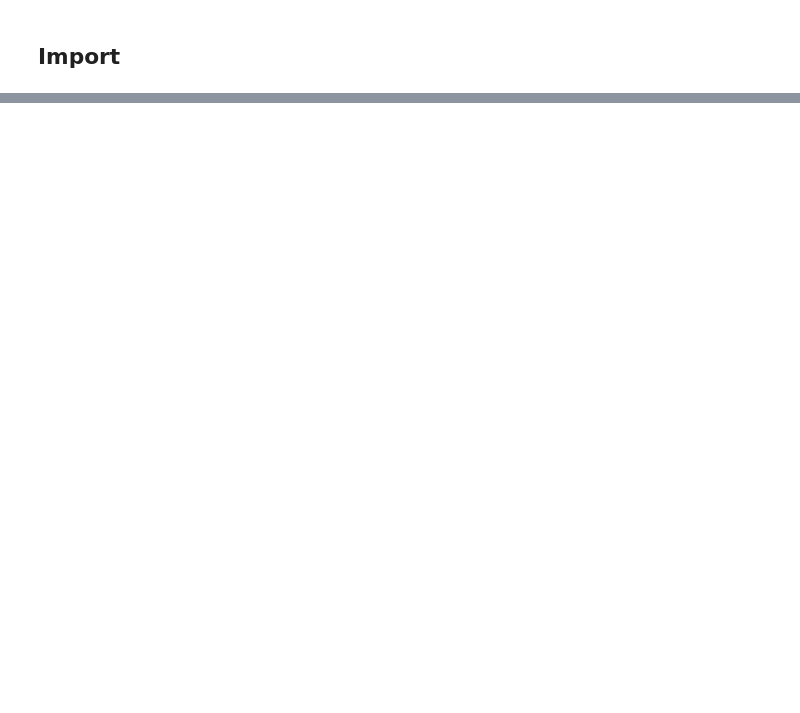
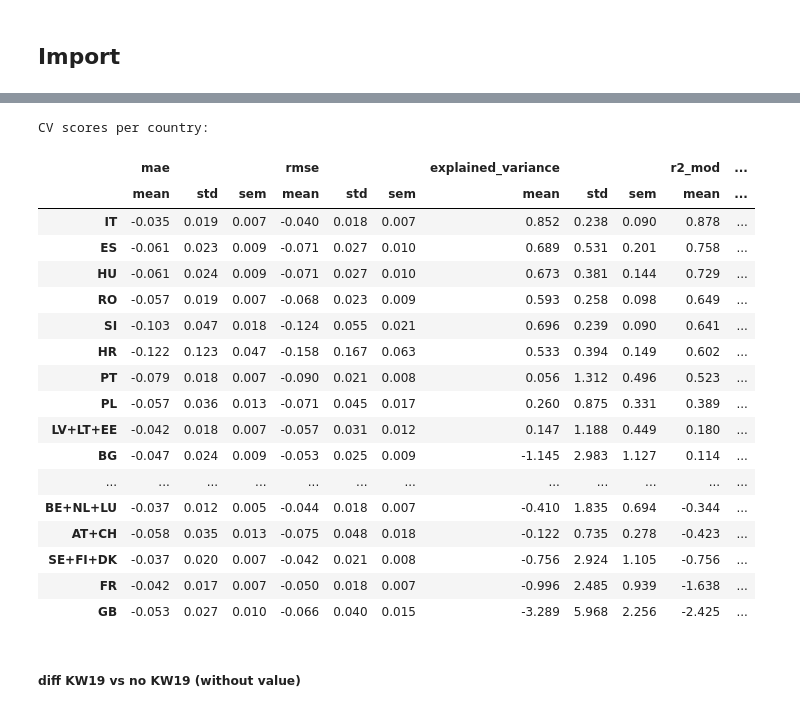
Before and after one commit to bertelsmannstift/eu-migration-forecast, a Jupyter notebook: notebooks/experiments/linreg.ipynb, the cells around one changed output, grey strips where cells are left out. Cells and saved outputs as stored; diff of their text form; code cells hidden in the pictures; blank space fills up the shorter version.

```diff
--- a/notebooks/experiments/linreg.ipynb
+++ b/notebooks/experiments/linreg.ipynb
@@ -957,0 +282,30 @@ plt.show()
+# %%
+i = -1
+reg = tuners[i].best_estimator_
+
+cv_scores_c = eumf_eval.score_cv_countries(reg, train_unstackeds[i], cv_random)
+print("CV scores per country:")
+cv_scores_c_agg = eumf_eval.agg_cv_scores(cv_scores_c, level=0, use_quantiles=False)
+display(cv_scores_c_agg.sort_values(by=("r2_mod", "mean"), ascending=False))
+# %% [output]
+CV scores per country:
+|  | mae |  |  | rmse |  |  | explained_variance |  |  | r2_mod | ... |
+|  | mean | std | sem | mean | std | sem | mean | std | sem | mean | ... |
+| IT | -0.035 | 0.019 | 0.007 | -0.040 | 0.018 | 0.007 | 0.852 | 0.238 | 0.090 | 0.878 | ... |
+| ES | -0.061 | 0.023 | 0.009 | -0.071 | 0.027 | 0.010 | 0.689 | 0.531 | 0.201 | 0.758 | ... |
+| HU | -0.061 | 0.024 | 0.009 | -0.071 | 0.027 | 0.010 | 0.673 | 0.381 | 0.144 | 0.729 | ... |
+| RO | -0.057 | 0.019 | 0.007 | -0.068 | 0.023 | 0.009 | 0.593 | 0.258 | 0.098 | 0.649 | ... |
+| SI | -0.103 | 0.047 | 0.018 | -0.124 | 0.055 | 0.021 | 0.696 | 0.239 | 0.090 | 0.641 | ... |
+| HR | -0.122 | 0.123 | 0.047 | -0.158 | 0.167 | 0.063 | 0.533 | 0.394 | 0.149 | 0.602 | ... |
+| PT | -0.079 | 0.018 | 0.007 | -0.090 | 0.021 | 0.008 | 0.056 | 1.312 | 0.496 | 0.523 | ... |
+| PL | -0.057 | 0.036 | 0.013 | -0.071 | 0.045 | 0.017 | 0.260 | 0.875 | 0.331 | 0.389 | ... |
+| LV+LT+EE | -0.042 | 0.018 | 0.007 | -0.057 | 0.031 | 0.012 | 0.147 | 1.188 | 0.449 | 0.180 | ... |
+| BG | -0.047 | 0.024 | 0.009 | -0.053 | 0.025 | 0.009 | -1.145 | 2.983 | 1.127 | 0.114 | ... |
+| ... | ... | ... | ... | ... | ... | ... | ... | ... | ... | ... | ... |
+| BE+NL+LU | -0.037 | 0.012 | 0.005 | -0.044 | 0.018 | 0.007 | -0.410 | 1.835 | 0.694 | -0.344 | ... |
+| AT+CH | -0.058 | 0.035 | 0.013 | -0.075 | 0.048 | 0.018 | -0.122 | 0.735 | 0.278 | -0.423 | ... |
+| SE+FI+DK | -0.037 | 0.020 | 0.007 | -0.042 | 0.021 | 0.008 | -0.756 | 2.924 | 1.105 | -0.756 | ... |
+| FR | -0.042 | 0.017 | 0.007 | -0.050 | 0.018 | 0.007 | -0.996 | 2.485 | 0.939 | -1.638 | ... |
+| GB | -0.053 | 0.027 | 0.010 | -0.066 | 0.040 | 0.015 | -3.289 | 5.968 | 2.256 | -2.425 | ... |
+# %% [markdown]
+##### diff KW19 vs no KW19 (without value)
```
Also changed, not shown: parts of 87 cells of this notebook.
